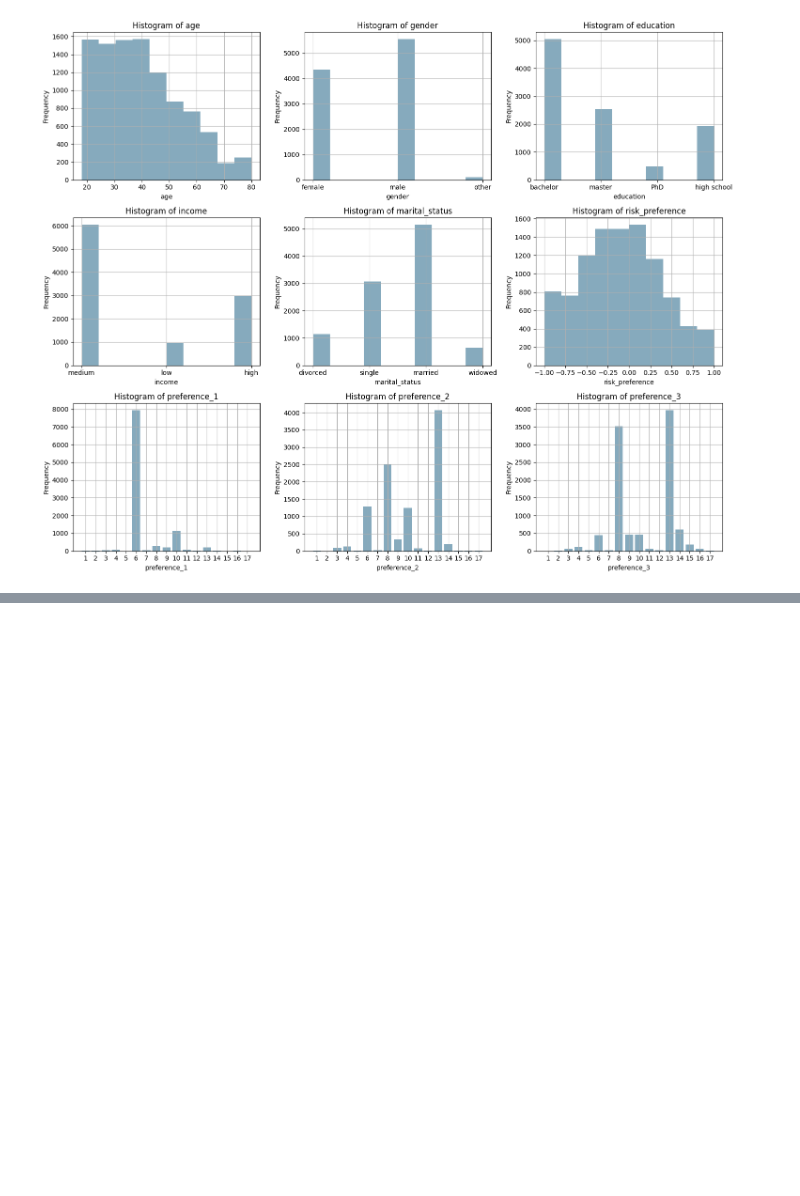
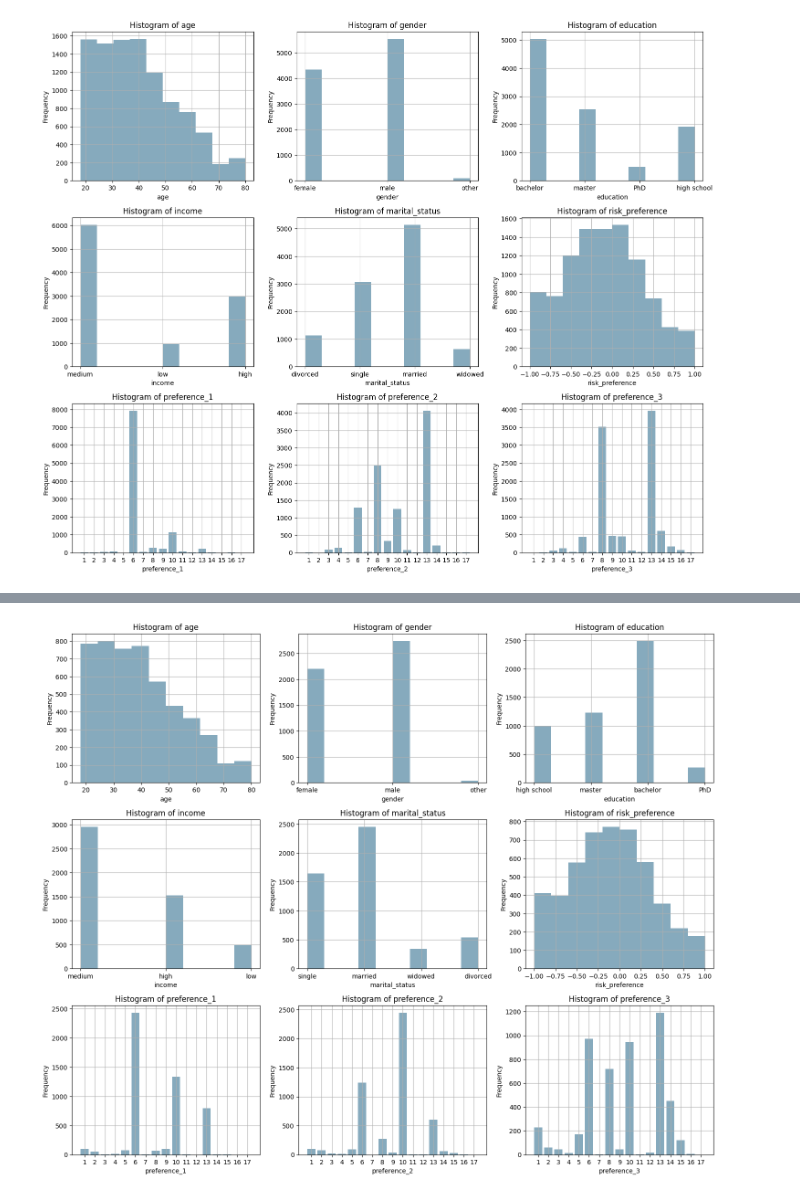
Before and after one commit to avo-milas/RiskProfile, a Jupyter notebook: data/Synthetic_Data_Creation.ipynb, the cells around one changed output, grey strips where cells are left out. Cells and saved outputs as stored; diff of their text form; code cells hidden in the pictures; blank space fills up the shorter version.

```diff
--- a/data/Synthetic_Data_Creation.ipynb
+++ b/data/Synthetic_Data_Creation.ipynb
@@ -422,0 +591,5 @@ plt.show()
+# %%
+profiles = pd.read_csv('profiles_presampled_gpt4o.csv')
+profiles = profiles[profiles.apply(is_valid_row, axis=1)].reset_index(drop=True)
+
+profiles
@@ -423 +610,5 @@ plt.show()
+# %%
+plot_profiles_histograms(profiles)
+# %% [output]
+[figure, added]
 # %% [markdown]
```
Also changed, not shown: parts of 32 cells of this notebook, 1 other file.
